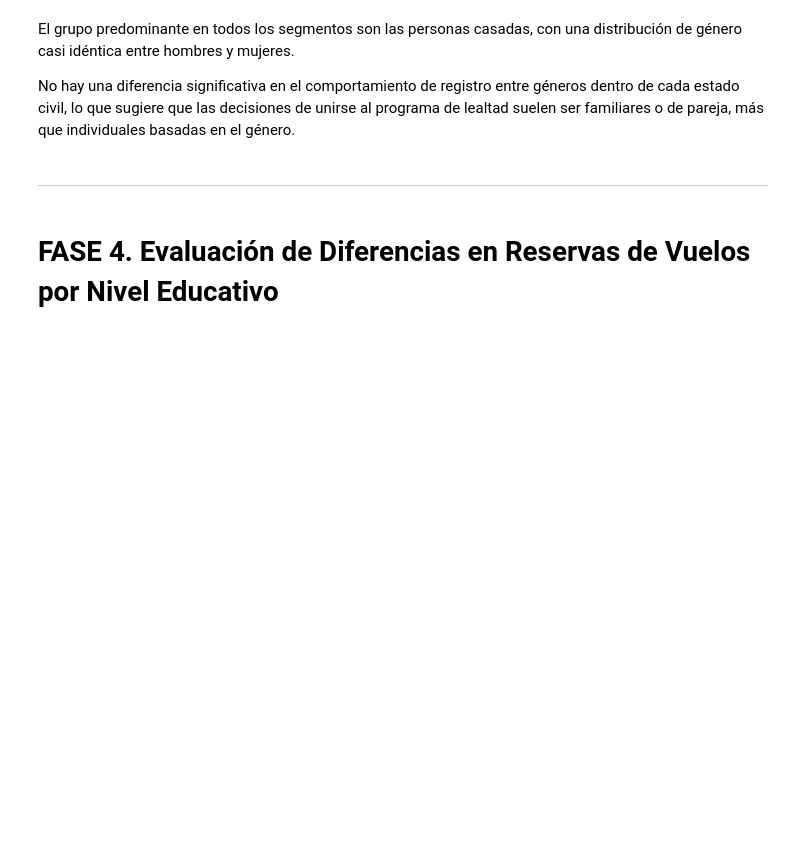
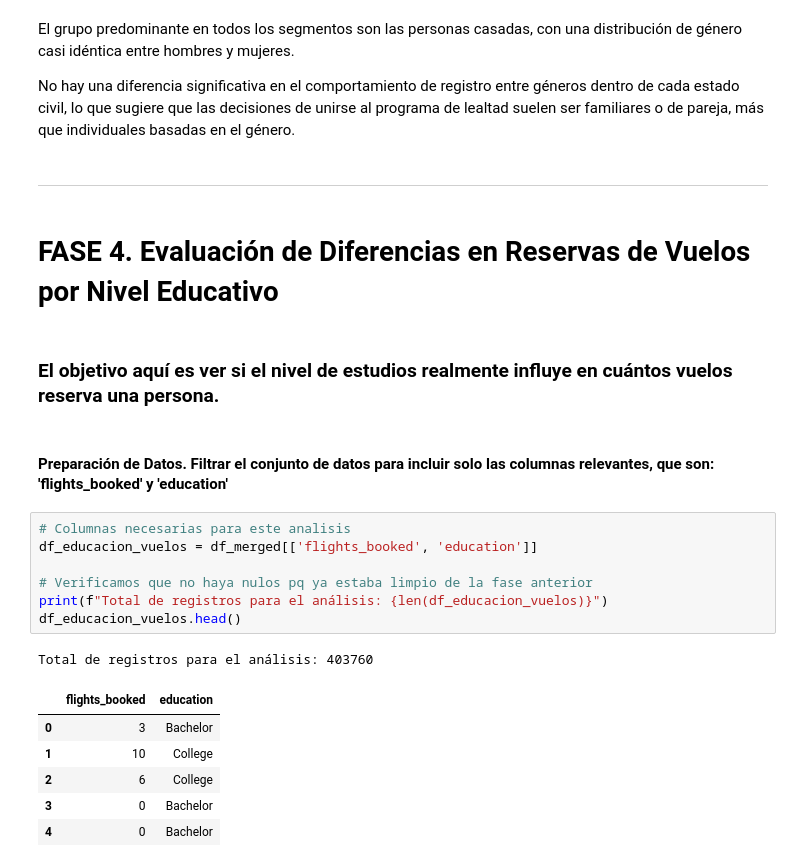
Before and after one commit to Adalab/bda-modulo-3-evaluacion-final-TamDb22, a Jupyter notebook: evaluacion3_Tamara.ipynb, the cells around one changed output. Cells and saved outputs as stored; diff of their text form; blank space fills up the shorter version.

```diff
--- a/evaluacion3_Tamara.ipynb
+++ b/evaluacion3_Tamara.ipynb
@@ -578,3 +578,22 @@ No hay una diferencia significativa en el comportamiento de registro entre géne
 ------------------------------------------------
 # %% [markdown]
 # FASE 4. Evaluación de Diferencias en Reservas de Vuelos por Nivel Educativo
+# %% [markdown]
+### El objetivo aquí es ver si el nivel de estudios realmente influye en cuántos vuelos reserva una persona.
+# %% [markdown]
+#### Preparación de Datos. Filtrar el conjunto de datos para incluir solo las columnas relevantes, que son: 'flights_booked' y 'education'
+# %%
+# Columnas necesarias para este analisis
+df_educacion_vuelos = df_merged[['flights_booked', 'education']]
+
+# Verificamos que no haya nulos pq ya estaba limpio de la fase anterior
+print(f"Total de registros para el análisis: {len(df_educacion_vuelos)}")
+df_educacion_vuelos.head()
+# %% [output]
+Total de registros para el análisis: 403760
+|  | flights_booked | education |
+| 0 | 3 | Bachelor |
+| 1 | 10 | College |
+| 2 | 6 | College |
+| 3 | 0 | Bachelor |
+| 4 | 0 | Bachelor |
```
Also changed, not shown: parts of 3 cells of this notebook.
